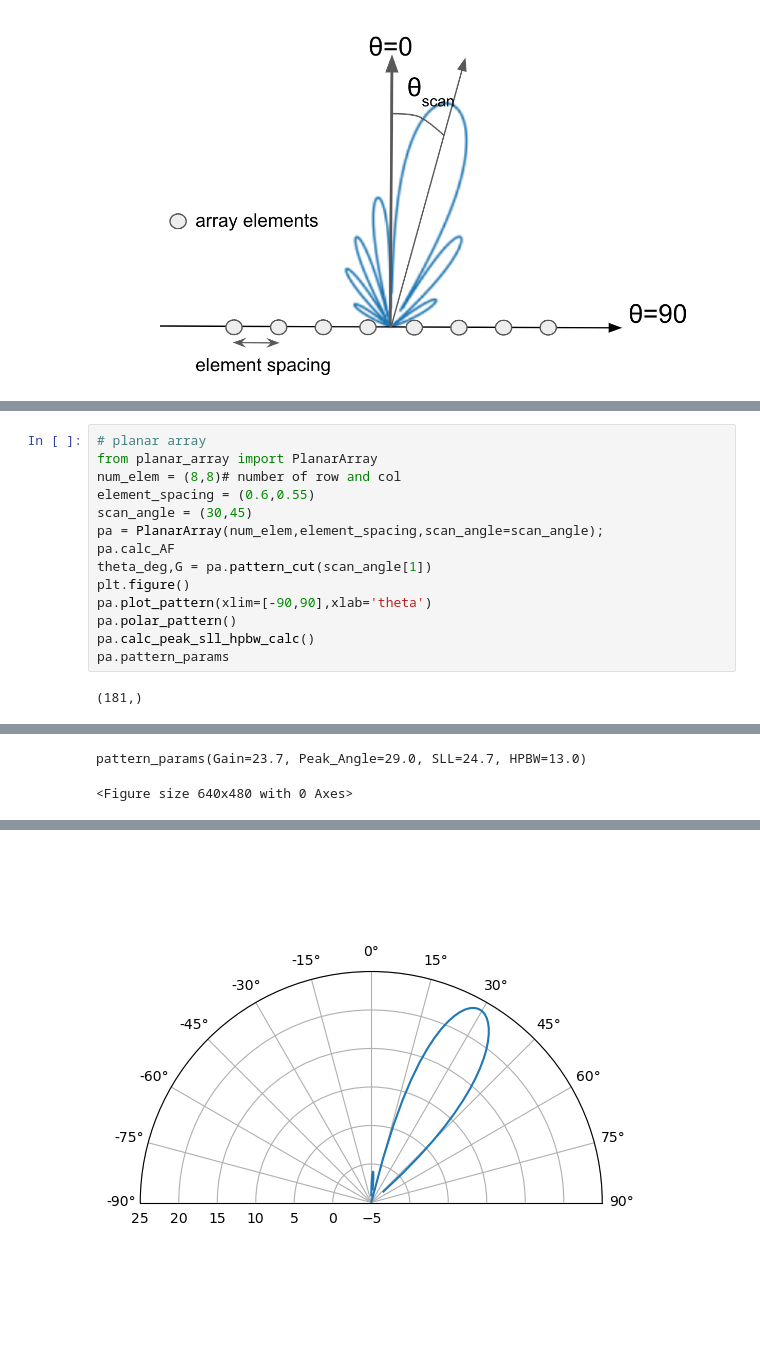
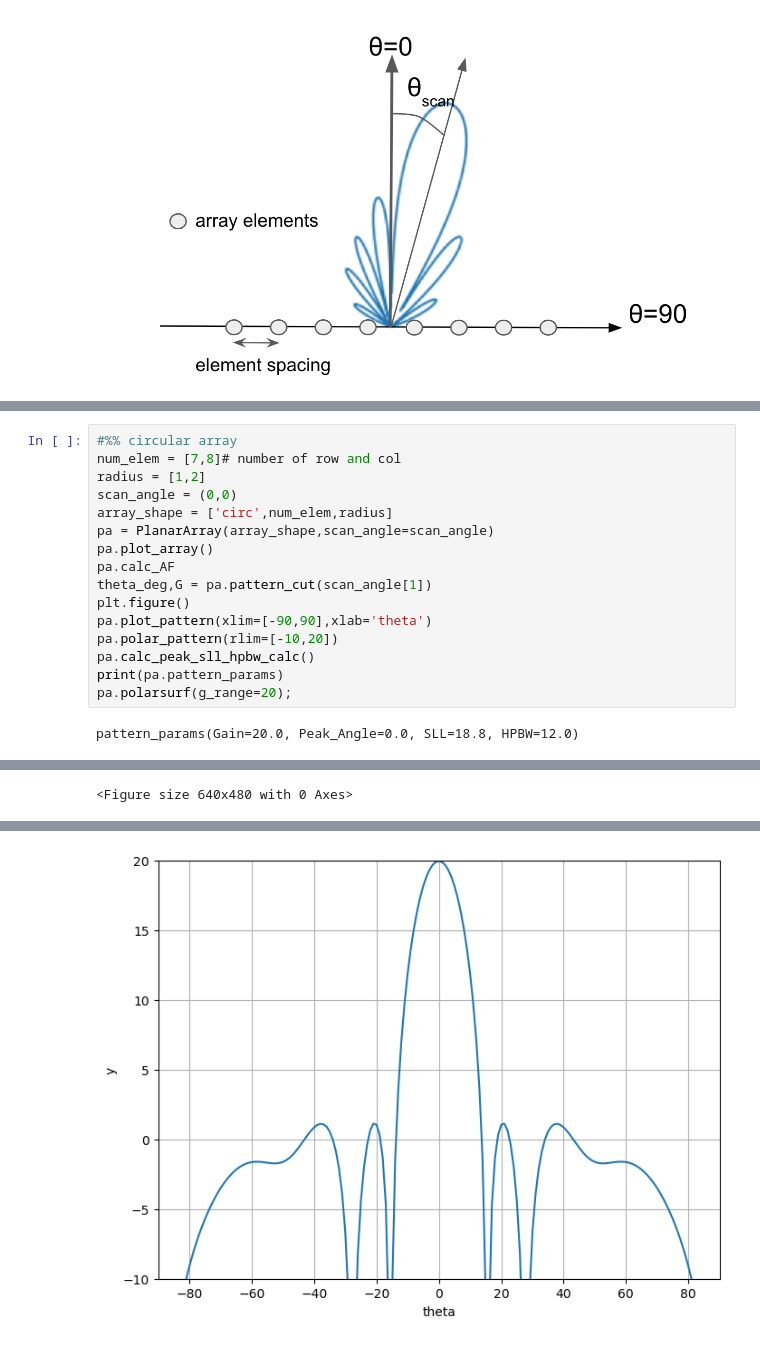
Before and after one commit to mimfar/antenna_array, a Jupyter notebook: Examples.ipynb, the cells around one changed output, grey strips where cells are left out. Cells and saved outputs as stored; diff of their text form.

```diff
--- a/Examples.ipynb
+++ b/Examples.ipynb
@@ -264,16 +440,18 @@ Peak = 10.3dBi, theta_peak = 0.0deg, SLL = 55.8dB, HPBW = 10.0deg
 # %%
-# planar array
-from planar_array import PlanarArray
-num_elem = (8,8)# number of row and col
-element_spacing = (0.6,0.55)
-scan_angle = (30,45)
-pa = PlanarArray(num_elem,element_spacing,scan_angle=scan_angle);
+#%% circular array
+num_elem = [7,8]# number of row and col
+radius = [1,2]
+scan_angle = (0,0)
+array_shape = ['circ',num_elem,radius]
+pa = PlanarArray(array_shape,scan_angle=scan_angle)
+pa.plot_array()
 pa.calc_AF
 theta_deg,G = pa.pattern_cut(scan_angle[1])
 plt.figure()
 pa.plot_pattern(xlim=[-90,90],xlab='theta')
-pa.polar_pattern()
+pa.polar_pattern(rlim=[-10,20])
 pa.calc_peak_sll_hpbw_calc()
-pa.pattern_params
+print(pa.pattern_params)
+pa.polarsurf(g_range=20);
 # %% [output]
-(181,)
+pattern_params(Gain=20.0, Peak_Angle=0.0, SLL=18.8, HPBW=12.0)
@@ -280,2 +459 @@ pa.pattern_params
-pattern_params(Gain=23.7, Peak_Angle=29.0, SLL=24.7, HPBW=13.0)
+<Figure size 640x480 with 0 Axes>
-<Figure size 640x480 with 0 Axes>
@@ -283 +460 @@ pattern_params(Gain=23.7, Peak_Angle=29.0, SLL=24.7, HPBW=13.0)
-[figure, old version]
+[figure, new version]
```
Also changed, not shown: parts of 27 cells of this notebook, 8 other files.
